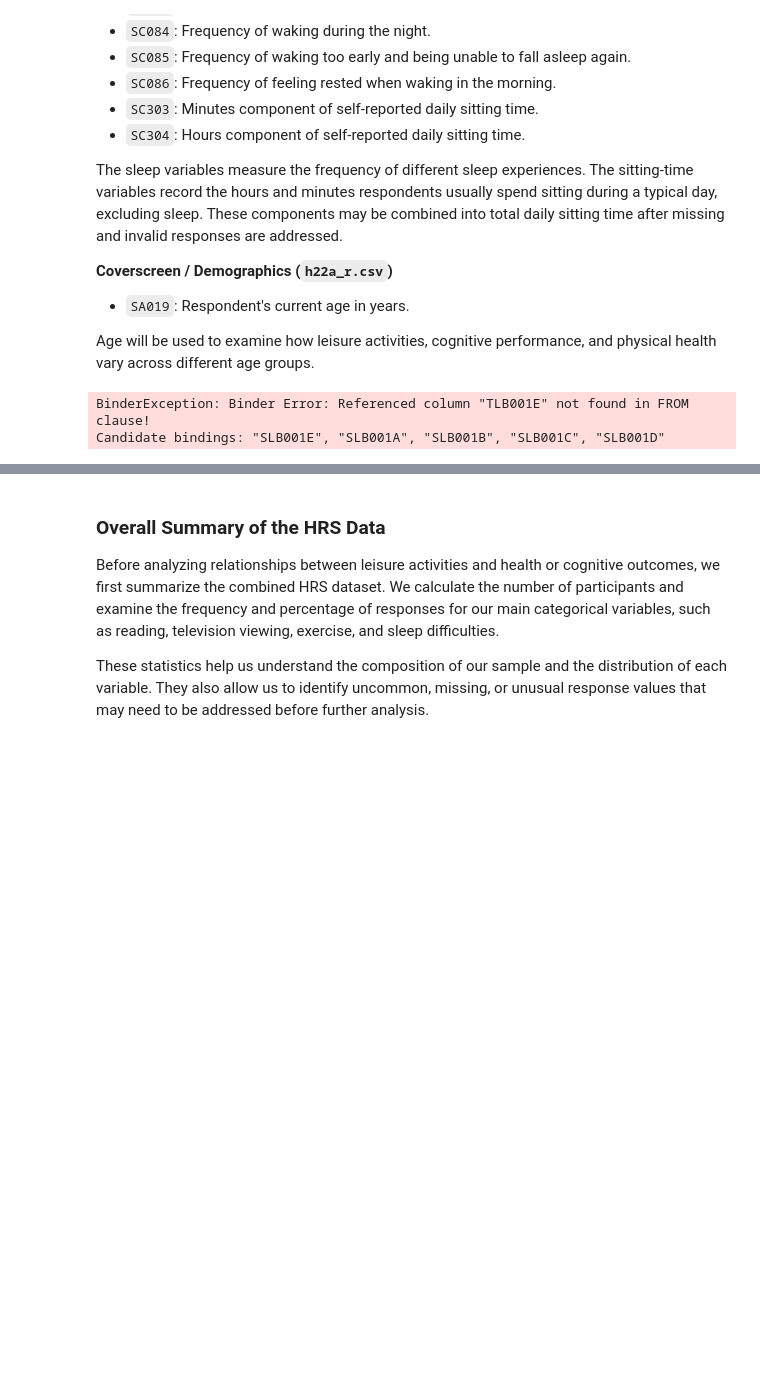
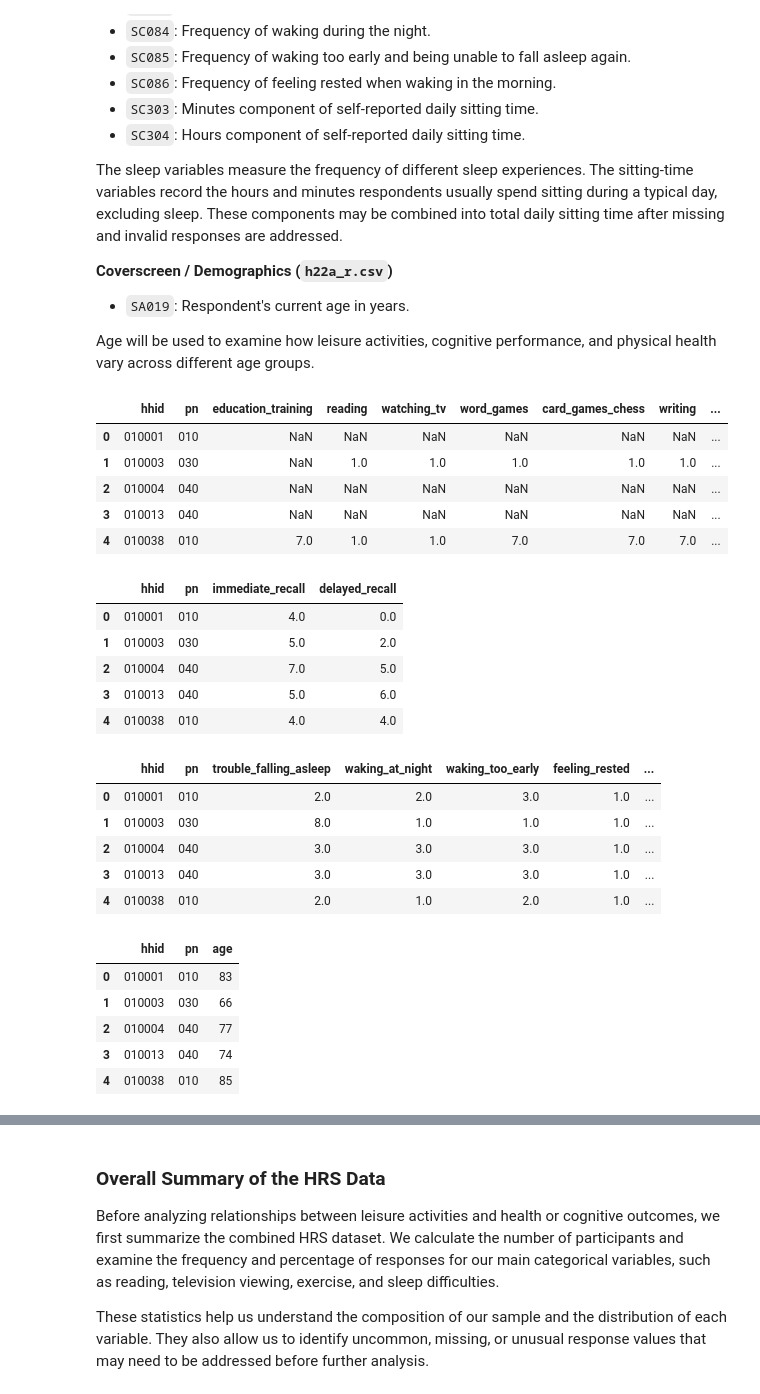
Before and after one commit to rem388/DataScienceProject, a Jupyter notebook: Phase2.ipynb, the cells around one changed output, grey strips where cells are left out. Saved outputs shown, nothing was run; the diff lists cells and outputs as text; code cells hidden in the pictures; blank space fills up the shorter version.

```diff
--- a/Phase2.ipynb
+++ b/Phase2.ipynb
@@ -609,30 +609,54 @@ The sleep variables measure the frequency of different sleep experiences. The si
 Age will be used to examine how leisure activities, cognitive performance, and physical health vary across different age groups.
 # %%
 hrs_leisure = duckdb.sql("SELECT HHID AS hhid, PN AS pn, " \
-"TLB001E AS education_training, " \
-"TLB001I AS reading, TLB001J AS watching_tv, " \
-"TLB001N AS computer_internet, TLB001S AS exercising, " \
-"TLB001T AS walking FROM hrs_leisure_raw").df()
+"SLB001E AS education_training, " \
+"SLB001I AS reading, SLB001J AS watching_tv, " \
+"SLB001K AS word_games, SLB001L AS card_games_chess, " \
+"SLB001M AS writing, SLB001N AS computer_internet, " \
+"SLB001R AS hobbies, SLB001S AS exercising, " \
+"SLB001T AS walking FROM hrs_leisure_raw").df()
 
 hrs_cognition = duckdb.sql("SELECT HHID AS hhid, PN AS pn, " \
-"TD174 AS immediate_recall, " \
-"TD184 AS delayed_recall FROM hrs_cognition_raw").df()
+"SD174 AS immediate_recall, " \
+"SD184 AS delayed_recall FROM hrs_cognition_raw").df()
 
 hrs_health = duckdb.sql("SELECT HHID AS hhid, PN AS pn, " \
-"TC083 AS trouble_falling_asleep, " \
-"TC084 AS waking_at_night, " \
-"TC085 AS waking_too_early, " \
-"TC086 AS feeling_rested, " \
-"TC303 AS sitting_minutes, " \
-"TC304 AS sitting_hours FROM hrs_health_raw").df()
+"SC083 AS trouble_falling_asleep, " \
+"SC084 AS waking_at_night, " \
+"SC085 AS waking_too_early, " \
+"SC086 AS feeling_rested, " \
+"SC303 AS sitting_minutes, " \
+"SC304 AS sitting_hours FROM hrs_health_raw").df()
 
 hrs_demographics = duckdb.sql("SELECT HHID AS hhid, PN AS pn, " \
-"TA019 AS age FROM hrs_demographics_raw").df()
+"SA019 AS age FROM hrs_demographics_raw").df()
 
 display(hrs_leisure.head())
 display(hrs_cognition.head())
 display(hrs_health.head())
 display(hrs_demographics.head())
 # %% [output]
-BinderException: Binder Error: Referenced column "TLB001E" not found in FROM clause!
-Candidate bindings: "SLB001E", "SLB001A", "SLB001B", "SLB001C", "SLB001D"
+|  | hhid | pn | education_training | reading | watching_tv | word_games | card_games_chess | writing | ... |
+| 0 | 010001 | 010 | NaN | NaN | NaN | NaN | NaN | NaN | ... |
+| 1 | 010003 | 030 | NaN | 1.0 | 1.0 | 1.0 | 1.0 | 1.0 | ... |
+| 2 | 010004 | 040 | NaN | NaN | NaN | NaN | NaN | NaN | ... |
+| 3 | 010013 | 040 | NaN | NaN | NaN | NaN | NaN | NaN | ... |
+| 4 | 010038 | 010 | 7.0 | 1.0 | 1.0 | 7.0 | 7.0 | 7.0 | ... |
+|  | hhid | pn | immediate_recall | delayed_recall |
+| 0 | 010001 | 010 | 4.0 | 0.0 |
+| 1 | 010003 | 030 | 5.0 | 2.0 |
+| 2 | 010004 | 040 | 7.0 | 5.0 |
+| 3 | 010013 | 040 | 5.0 | 6.0 |
+| 4 | 010038 | 010 | 4.0 | 4.0 |
+|  | hhid | pn | trouble_falling_asleep | waking_at_night | waking_too_early | feeling_rested | ... |
+| 0 | 010001 | 010 | 2.0 | 2.0 | 3.0 | 1.0 | ... |
+| 1 | 010003 | 030 | 8.0 | 1.0 | 1.0 | 1.0 | ... |
+| 2 | 010004 | 040 | 3.0 | 3.0 | 3.0 | 1.0 | ... |
+| 3 | 010013 | 040 | 3.0 | 3.0 | 3.0 | 1.0 | ... |
+| 4 | 010038 | 010 | 2.0 | 1.0 | 2.0 | 1.0 | ... |
+|  | hhid | pn | age |
+| 0 | 010001 | 010 | 83 |
+| 1 | 010003 | 030 | 66 |
+| 2 | 010004 | 040 | 77 |
+| 3 | 010013 | 040 | 74 |
+| 4 | 010038 | 010 | 85 |
```
Also changed, not shown: parts of 25 cells of this notebook.
